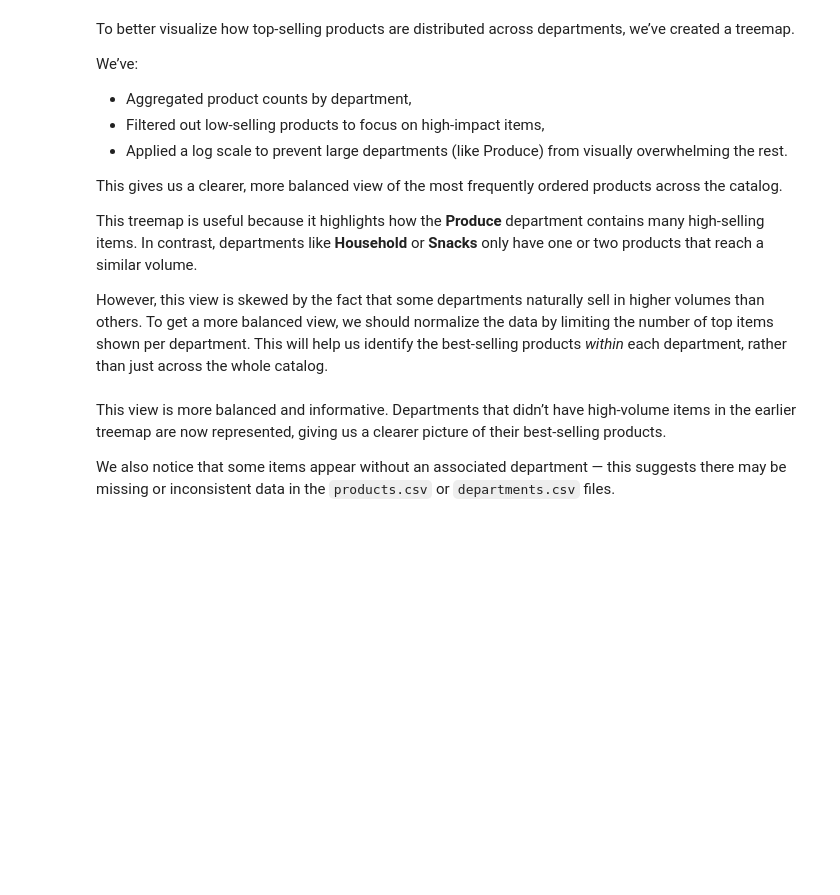
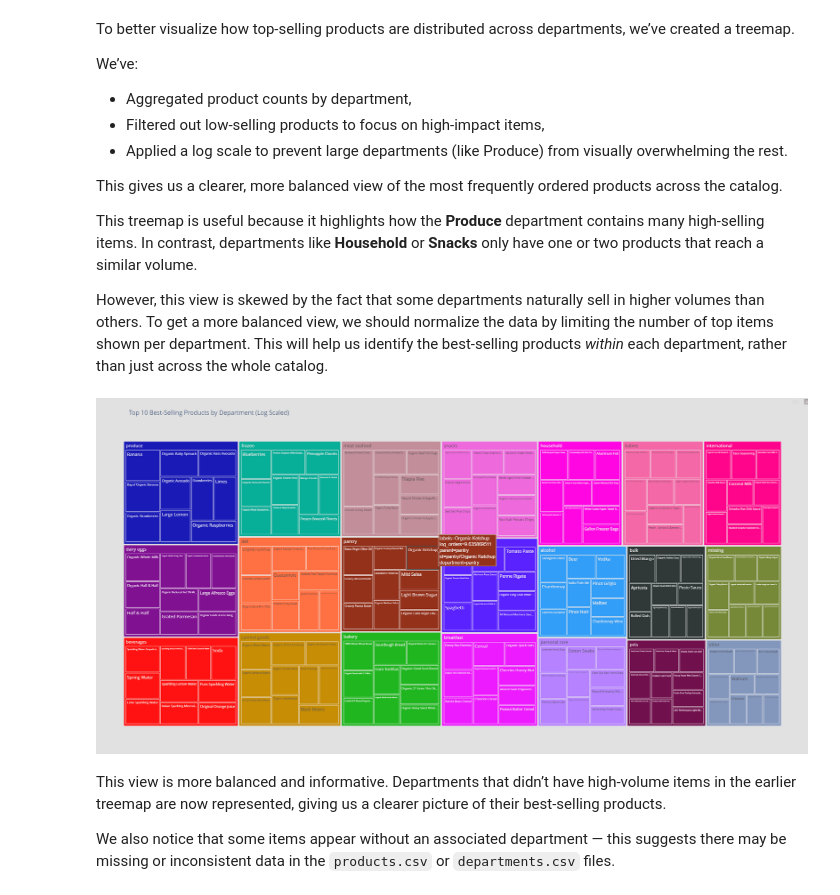
Before and after one commit to JCMontalbo/instacart-analysis, a Jupyter notebook: InstacartAnalysis.ipynb, the cells around one changed output. Cells and saved outputs as stored; diff of their text form; code cells hidden in the pictures; blank space fills up the shorter version.

```diff
--- a/InstacartAnalysis.ipynb
+++ b/InstacartAnalysis.ipynb
@@ -453,6 +458,10 @@ fig = px.treemap(
 
 fig.update_layout(showlegend=False)
 fig.show()
+# %%
+display(Image("topsellingNormalized.png", width = 1500))
+# %% [output]
+[figure, added]
 # %% [markdown]
 This view is more balanced and informative. Departments that didn’t have high-volume items in the earlier treemap are now represented, giving us a clearer picture of their best-selling products.
 
```
Also changed, not shown: parts of 3 cells of this notebook.
